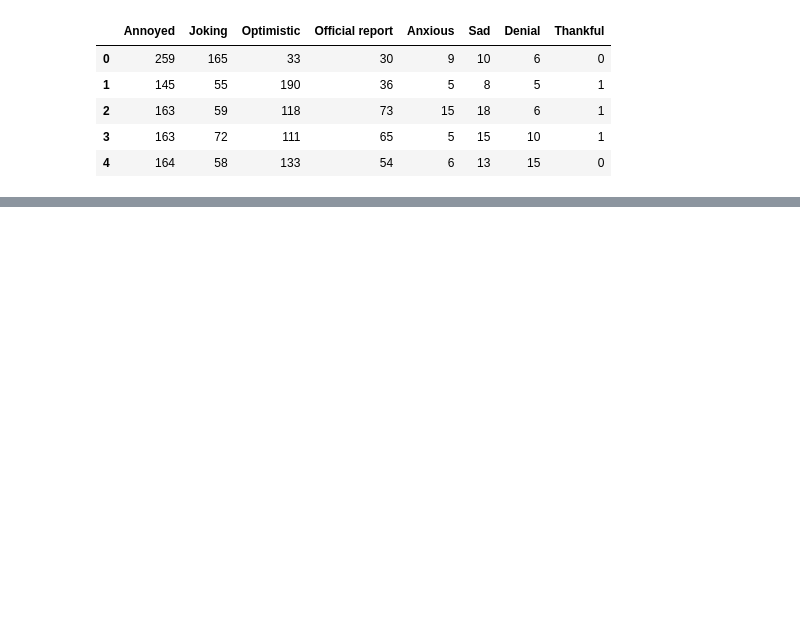
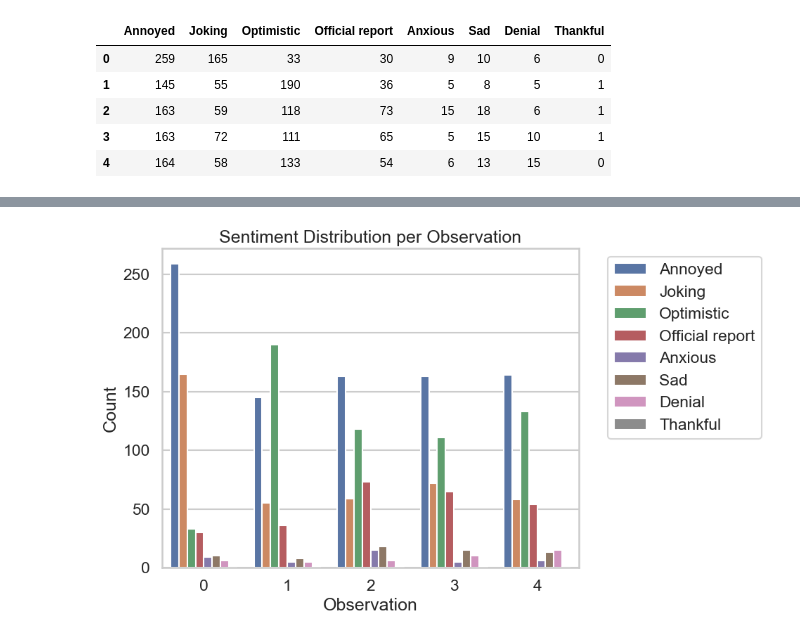
Before and after one commit to pinglainstitute/LLM-reviewtransformation, a Jupyter notebook: Notebooks/Twitter/evaluation.ipynb, the cells around one changed output, grey strips where cells are left out. Drawn from its saved outputs; the diff is of its cells as text; code cells hidden in the pictures; blank space fills up the shorter version.

Commit message:
sentiment visualizations

```diff
--- a/Notebooks/Twitter/evaluation.ipynb
+++ b/Notebooks/Twitter/evaluation.ipynb
@@ -124,3 +90,10 @@ summary_df.to_csv("../../Dataset/tweets/sentiment.csv", index=False)
+# %%
+import seaborn as sns
+import matplotlib.pyplot as plt
+# set sns plot
+sns.set_theme()
+sns.set_theme(style="whitegrid")
+sns.set_context("talk")
 # %%
 sentiment = pd.read_csv("../../Dataset/tweets/sentiment.csv")
 # %%
@@ -132,3 +105,5 @@ sentiment
 | 2 | 163 | 59 | 118 | 73 | 15 | 18 | 6 | 1 |
 | 3 | 163 | 72 | 111 | 65 | 5 | 15 | 10 | 1 |
 | 4 | 164 | 58 | 133 | 54 | 6 | 13 | 15 | 0 |
+# %%
+sentiment = sentiment.reset_index().rename(columns={"index": "Observation"})
@@ -134,0 +119,10 @@ sentiment
+# %%
+s_melted = sentiment.melt(id_vars='Observation', var_name='Sentiment', value_name='Count')
+plt.figure(figsize=(10,6))
+sns.barplot(data=s_melted, x='Observation', y='Count', hue='Sentiment')
+plt.title('Sentiment Distribution per Observation')
+plt.legend(bbox_to_anchor=(1.05, 1), loc='upper left')
+plt.tight_layout()
+plt.show()
+# %% [output]
+[figure, added]
```
Also changed, not shown: parts of 9 cells of this notebook, 1 other file.
